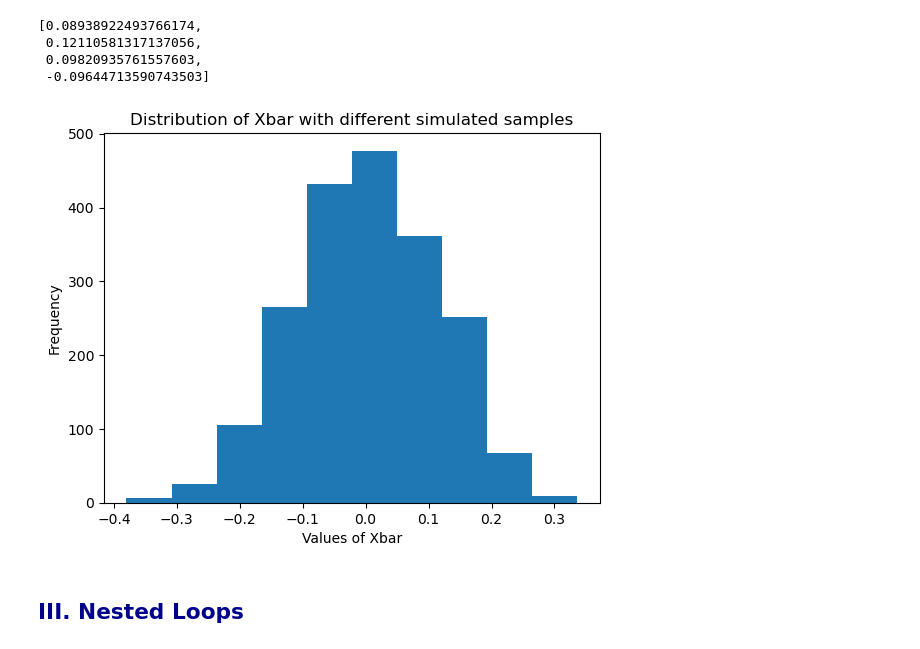
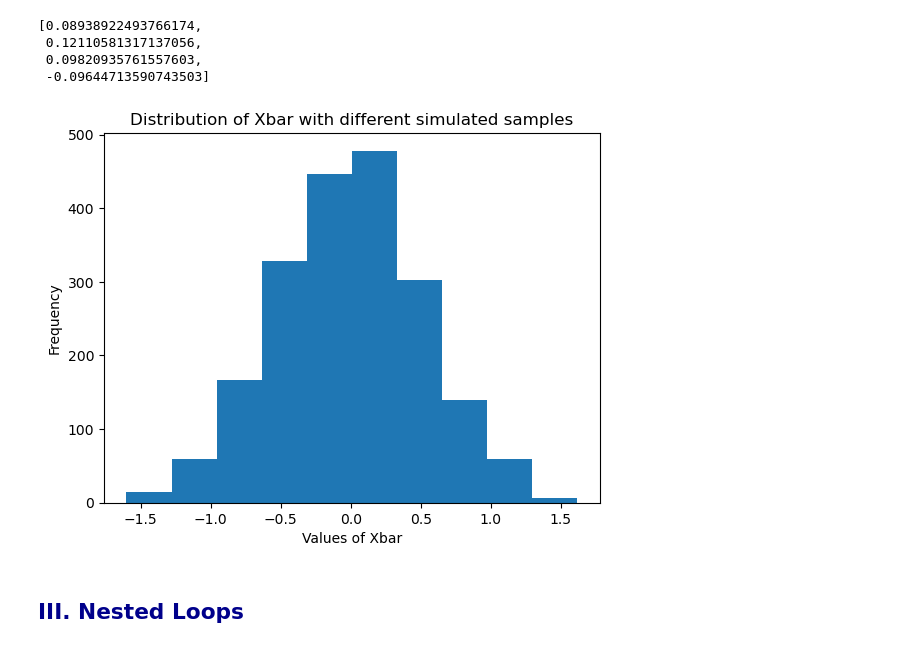
Before and after one commit to MonicaZheng610/qtm151spring2025, a Jupyter notebook: lecture_06/Lecture 6.ipynb, the cells around one changed output. Drawn from its saved outputs; the diff is of its cells as text; code cells hidden in the pictures.

```diff
--- a/lecture_06/Lecture 6.ipynb
+++ b/lecture_06/Lecture 6.ipynb
@@ -187,26 +187,26 @@ vec_xbar
 # %%
 # We will draw random sample "num_simulations" times
 # Each time we will create a random vector of size "sample_size"
 # In this example we will generate values from a uniform between -2 and 2.
 
 num_simulations = 2000
-sample_size     = 100
+sample_size     = 5
 
 vec_xbar = [None] * num_simulations
 
-for iteration in range(num_simulations):
+for madeup_variable_name in range(num_simulations):
     vec_unif  = np.random.uniform(low = -2, high=2, size = sample_size)
-    vec_xbar[iteration] = vec_unif.mean()
+    vec_xbar[madeup_variable_name] = vec_unif.mean()
 
 vec_xbar
 
 plt.hist(vec_xbar)
 plt.title("Distribution of Xbar with different simulated samples")
 plt.ylabel("Frequency")
 plt.xlabel("Values of Xbar")
 plt.show()
 # %% [output]
-[figure, old version]
+[figure, new version]
 # %% [markdown]
 ## <span style="color:darkblue"> III. Nested Loops </span>
 # %% [markdown]
```
Also changed, not shown: 4 other files.
